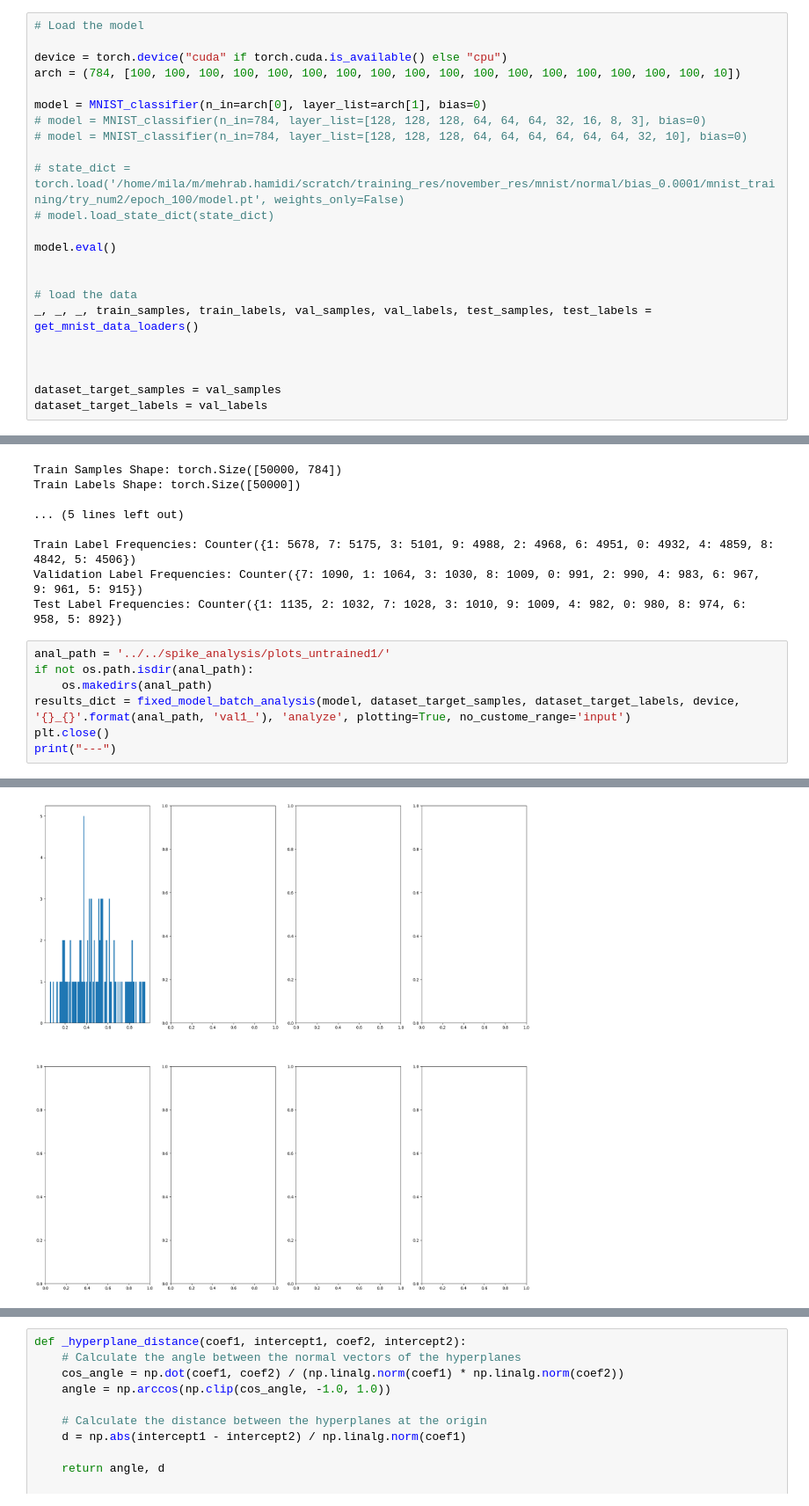
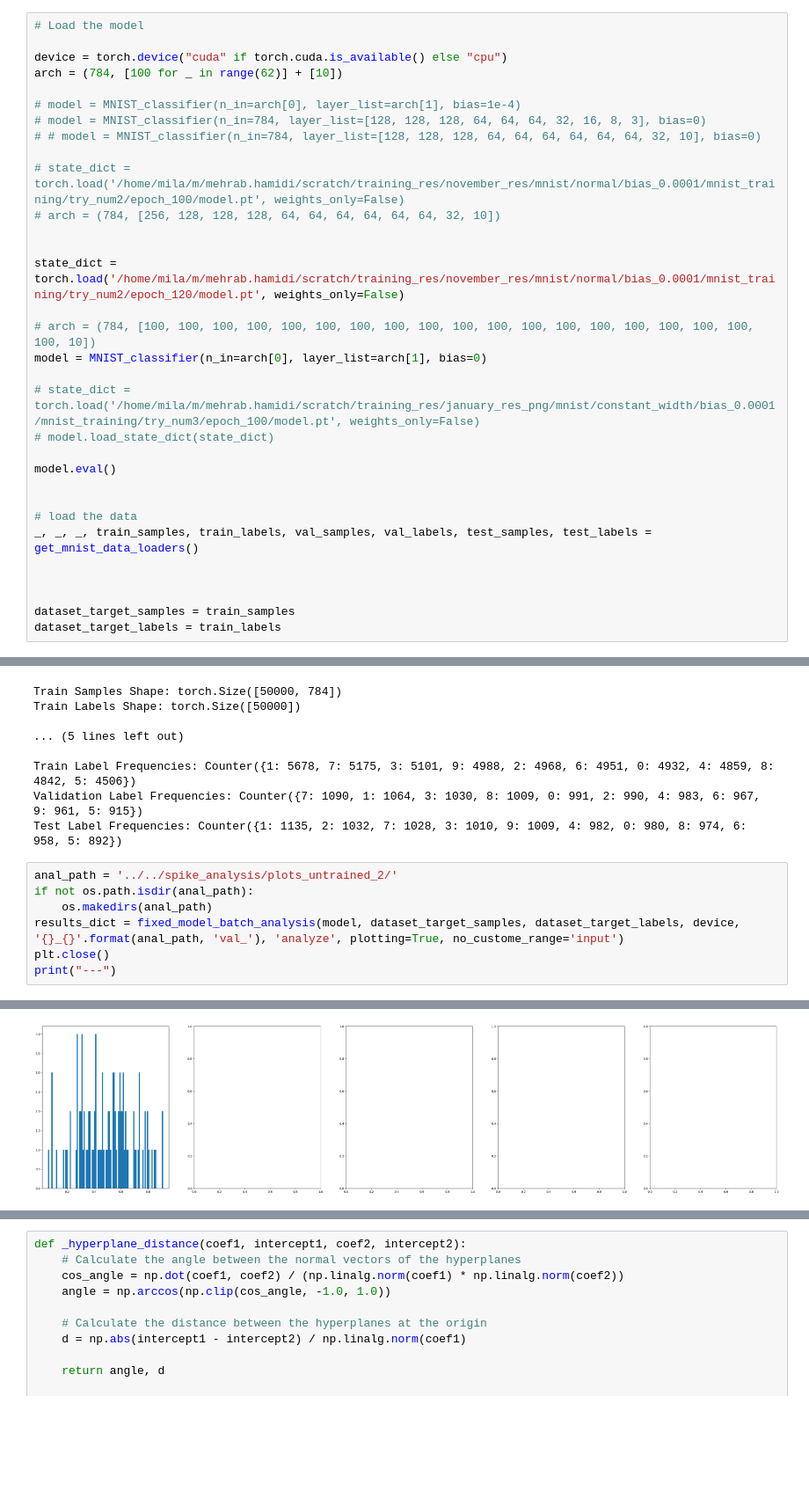
Before and after one commit to MehrabHamidi99/DimensionCollapse_sparsity, a Jupyter notebook: Spikes/spike_plots.ipynb, the cells around one changed output, grey strips where cells are left out. Shown at 88% size. Saved outputs shown, nothing was run; the diff lists cells and outputs as text; blank space fills up the shorter version.

Commit message:
finalizing plots and last update

```diff
--- a/Spikes/spike_plots.ipynb
+++ b/Spikes/spike_plots.ipynb
@@ -25,13 +25,22 @@ import torch
 # Load the model
 
 device = torch.device("cuda" if torch.cuda.is_available() else "cpu")
-arch = (784, [100, 100, 100, 100, 100, 100, 100, 100, 100, 100, 100, 100, 100, 100, 100, 100, 100, 10])
+arch = (784, [100 for _ in range(62)] + [10])
 
-model = MNIST_classifier(n_in=arch[0], layer_list=arch[1], bias=0)
+# model = MNIST_classifier(n_in=arch[0], layer_list=arch[1], bias=1e-4)
 # model = MNIST_classifier(n_in=784, layer_list=[128, 128, 128, 64, 64, 64, 32, 16, 8, 3], bias=0)
-# model = MNIST_classifier(n_in=784, layer_list=[128, 128, 128, 64, 64, 64, 64, 64, 64, 32, 10], bias=0)
+# # model = MNIST_classifier(n_in=784, layer_list=[128, 128, 128, 64, 64, 64, 64, 64, 64, 32, 10], bias=0)
 
 # state_dict = torch.load('/home/mila/m/mehrab.hamidi/scratch/training_res/november_res/mnist/normal/bias_0.0001/mnist_training/try_num2/epoch_100/model.pt', weights_only=False)
+# arch = (784, [256, 128, 128, 128, 64, 64, 64, 64, 64, 64, 32, 10])
+
+
+state_dict = torch.load('/home/mila/m/mehrab.hamidi/scratch/training_res/november_res/mnist/normal/bias_0.0001/mnist_training/try_num2/epoch_120/model.pt', weights_only=False)
+
+# arch = (784, [100, 100, 100, 100, 100, 100, 100, 100, 100, 100, 100, 100, 100, 100, 100, 100, 100, 100, 100, 10])
+model = MNIST_classifier(n_in=arch[0], layer_list=arch[1], bias=0)
+
+# state_dict = torch.load('/home/mila/m/mehrab.hamidi/scratch/training_res/january_res_png/mnist/constant_width/bias_0.0001/mnist_training/try_num3/epoch_100/model.pt', weights_only=False)
 # model.load_state_dict(state_dict)
 
 model.eval()
@@ -42,8 +51,8 @@ _, _, _, train_samples, train_labels, val_samples, val_labels, test_samples, tes
 
 
 
-dataset_target_samples = val_samples
-dataset_target_labels = val_labels
+dataset_target_samples = train_samples
+dataset_target_labels = train_labels
 # %% [output]
 Train Loader Batch Shapes:
 Batch 1: Images Shape = torch.Size([64, 1, 28, 28]), Labels Shape = torch.Size([64])
@@ -63,10 +72,10 @@ Train Label Frequencies: Counter({1: 5678, 7: 5175, 3: 5101, 9: 4988, 2: 4968, 6
 Validation Label Frequencies: Counter({7: 1090, 1: 1064, 3: 1030, 8: 1009, 0: 991, 2: 990, 4: 983, 6: 967, 9: 961, 5: 915})
 Test Label Frequencies: Counter({1: 1135, 2: 1032, 7: 1028, 3: 1010, 9: 1009, 4: 982, 0: 980, 8: 974, 6: 958, 5: 892})
 # %%
-anal_path = '../../spike_analysis/plots_untrained1/'
+anal_path = '../../spike_analysis/plots_untrained_2/'
 if not os.path.isdir(anal_path):
     os.makedirs(anal_path)
-results_dict = fixed_model_batch_analysis(model, dataset_target_samples, dataset_target_labels, device, '{}_{}'.format(anal_path, 'val1_'), 'analyze', plotting=True, no_custome_range='input')
+results_dict = fixed_model_batch_analysis(model, dataset_target_samples, dataset_target_labels, device, '{}_{}'.format(anal_path, 'val_'), 'analyze', plotting=True, no_custome_range='input')
 plt.close()
 print("---")
 # %% [output]
@@ -77 +82 @@ print("---")
-[figure, old version]
+[figure, new version]
```
Also changed, not shown: parts of 1 cell of this notebook, 7 other files.
